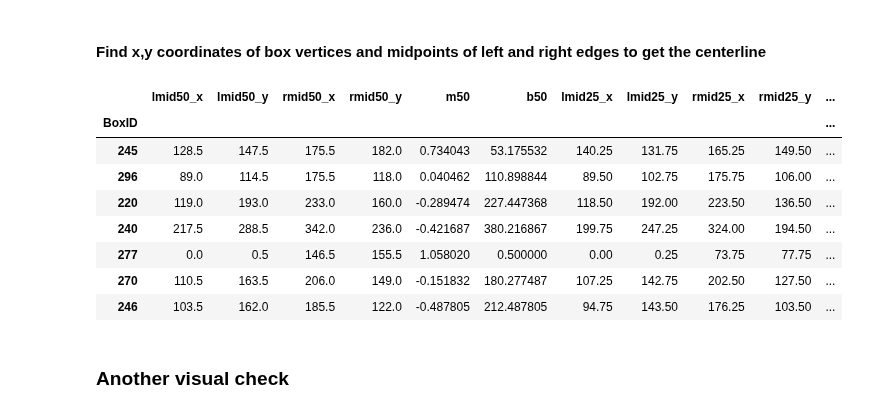
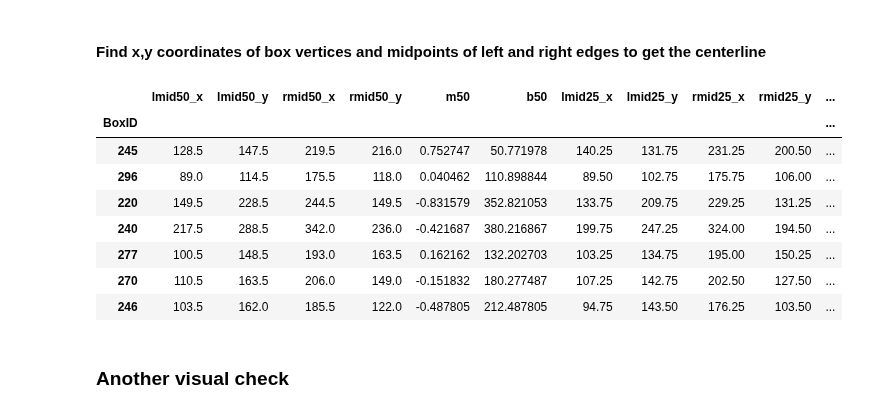
Before and after one commit to jukesliu/automated-glacier-terminus, a Jupyter notebook: 3_AnalyzeResults.ipynb, the cells around one changed output. Cells and saved outputs as stored; diff of their text form; code cells hidden in the pictures.

```diff
--- a/3_AnalyzeResults.ipynb
+++ b/3_AnalyzeResults.ipynb
@@ -30,3 +34,10 @@ print(BoxIDs)
 # 1) Grab the vertices of the glacier terminus boxes in pixel coordinates
 
 The vertices of the glacier terminus box will be used to calculate a midpoint of the left edge of the terminus box, which will be our reference point for calculating terminus position.
+# %%
+# convert rasterized, rotated boxes to shapefiles:
+for BoxID in BoxIDs:
+#     if BoxID == '270':
+        boxpath = "/media/jukes/jukes1/LS8aws/Box"+BoxID+"/rotated_c1/R_Box"+BoxID+"_raster_cut"
+        polygonize='gdal_polygonize.py '+boxpath+'.pgm -f "ESRI Shapefile" '+boxpath+'.shp'
+        subprocess.call(polygonize, shell=True)
@@ -33,6 +108,6 @@ The vertices of the glacier terminus box will be used to calculate a midpoint of
 # %%
 #create dictionary to store each terminus box ndarray by BoxID
-termboxes = {}
+termboxes2 = {}
 
 #read in the terminus box rasters
 for BoxID in BoxIDs:
@@ -42,6 +117,6 @@ for BoxID in BoxIDs:
     #read the raster into an ndarray
     termbox = mpimg.imread(boxpath)
     #add the ndarray into a dictionary with the BoxID as the key
-    termboxes.update( {BoxID: termbox} )
+    termboxes2.update( {BoxID: termbox} )
 # %%
 #visualize each terminus box rasters by BoxID
@@ -68,7 +143,7 @@ slope_50 = []; intercept_50 = []; slope_25 = []; intercept_25 = []; slope_75 = [
 
 #for all the box rasters
 for BoxID in BoxIDs:
-    BOI = termboxes[BoxID] #Read in the raster of the BoxID of interest
+    BOI = termboxes2[BoxID] #Read in the raster of the BoxID of interest
     if len(BOI.shape) > 2:
         yindices, xindices, third= np.where(BOI > 0) #keep the pixels of where the box exists
     else:
@@ -80,11 +155,39 @@ for BoxID in BoxIDs:
         bottomleft = [166.0, 426.0]
         topright = [386.0, 169.0]
         bottomright = [435.0, 239.0]
+    elif BoxID == '245':
+        topright = [np.max(xindices), yindices[np.where(xindices == np.max(xindices))[0][0]]]
+        xy = xindices*yindices
+        min_xy_i = np.where(xy == np.nanmin(xy))[0][0]  #Find the x and y pair corresponding to that lowest xy
+        topleft = [xindices[min_xy_i], yindices[min_xy_i]]
+
+        max_xy = np.nanmax(xy)
+        max_xy_i = np.where(xy == max_xy)[0][0]
+        bottomright = [xindices[max_xy_i], yindices[max_xy_i]]
+
+        y_x = yindices/xindices
+        max_y_x = np.nanmax(y_x) #Find the highest y/x value
+        max_y_x_i = np.where(y_x == max_y_x)[0][0]
+        bottomleft = [xindices[max_y_x_i], yindices[max_y_x_i]]
+    elif BoxID == '220':
+        xy = xindices*yindices
+        min_xy_i = np.where(xy == np.nanmin(xy))[0][0]  #Find the x and y pair corresponding to that lowest xy
+        topleft = [xindices[min_xy_i], yindices[min_xy_i]]
+        bottomleft = [xindices[np.where(yindices == np.max(yindices))[0][0]], np.max(yindices)]
+        bottomright = [np.max(xindices), yindices[np.where(xindices == np.max(xindices))[0][0]]]
+        x_y = xindices/yindices
+        max_x_y = np.nanmax(x_y)  # find highest x/y value
+        max_x_y_i = np.where(x_y == max_x_y)[0][0]  #Find the x, y pair correpsonding to the maximum x/y using the index
+        topright = [xindices[max_x_y_i], yindices[max_x_y_i]]
+    elif BoxID == '277':
+        topleft = [106.0, 121.0]
+        topright = [197.0, 137.0]
+        bottomleft = [95.0, 176.0]
+        bottomright = [189.0, 190.0]
     else:
         #1A) FIND THE TOP LEFT COORDINATES (min x and min y)
         xy = xindices*yindices
         min_xy_i = np.where(xy == np.nanmin(xy))[0][0]  #Find the x and y pair corresponding to that lowest xy
-
         topleft = [xindices[min_xy_i], yindices[min_xy_i]]
 
         #2B) FIND THE BOTTOM RIGHT COORDINATES (highest x*y)
@@ -129,38 +232,38 @@ for BoxID in BoxIDs:
     m025 = (mid_r025_y-mid_l025_y)/(mid_r025_x-mid_l025_x); b025 = mid_l025_y - (m*mid_l025_x)
     #3/4
     m075 = (mid_r075_y-mid_l075_y)/(mid_r075_x-mid_l075_x); b075 = mid_l075_y - (m*mid_l075_x)
 
     #append BoxIDs, slopes, intercepts, midpoints, and centerlines to lists
     boxes.append(BoxID);
     midpoints_x.append(midpoint_x); midpoints_y.append(midpoint_y)
     midpoints_r_x.append(midpoint_r_x); midpoints_r_y.append(midpoint_r_y)
     mids_l025_x.append(mid_l025_x); mids_l025_y.append(mid_l025_y);
     mids_r025_x.append(mid_r025_x); mids_r025_y.append(mid_r025_y)
     mids_l075_x.append(mid_l075_x) ;mids_l075_y.append(mid_l075_y) ;
     mids_r075_x.append(mid_r075_x) ;mids_r075_y.append(mid_r075_y)
     slope_50.append(m); intercept_50.append(b);
     slope_25.append(m025); intercept_25.append(b025)
     slope_75.append(m075); intercept_75.append(b075)
 
 #create a dataframe
 total_df = pd.DataFrame(list(zip(boxes, midpoints_x, midpoints_y, midpoints_r_x, midpoints_r_y, slope_50,
                                  intercept_50, mids_l025_x, mids_l025_y, mids_r025_x, mids_r025_y, slope_25,
                                  intercept_25, mids_l075_x, mids_l075_y, mids_r075_x, mids_r075_y, slope_75,
                                 intercept_75)),
                         columns=['BoxID', 'lmid50_x', 'lmid50_y', 'rmid50_x','rmid50_y', 'm50', 'b50',
                                  'lmid25_x', 'lmid25_y','rmid25_x','rmid25_y', 'm25', 'b25',
                                  'lmid75_x', 'lmid75_y', 'rmid75_x','rmid75_y', 'm75', 'b75'])
 
 total_df = total_df.drop_duplicates().set_index('BoxID')
 total_df
 # %% [output]
 |  | lmid50_x | lmid50_y | rmid50_x | rmid50_y | m50 | b50 | lmid25_x | lmid25_y | rmid25_x | rmid25_y | ... |
 | BoxID |  |  |  |  |  |  |  |  |  |  | ... |
-| 245 | 128.5 | 147.5 | 175.5 | 182.0 | 0.734043 | 53.175532 | 140.25 | 131.75 | 165.25 | 149.50 | ... |
+| 245 | 128.5 | 147.5 | 219.5 | 216.0 | 0.752747 | 50.771978 | 140.25 | 131.75 | 231.25 | 200.50 | ... |
 | 296 | 89.0 | 114.5 | 175.5 | 118.0 | 0.040462 | 110.898844 | 89.50 | 102.75 | 175.75 | 106.00 | ... |
-| 220 | 119.0 | 193.0 | 233.0 | 160.0 | -0.289474 | 227.447368 | 118.50 | 192.00 | 223.50 | 136.50 | ... |
+| 220 | 149.5 | 228.5 | 244.5 | 149.5 | -0.831579 | 352.821053 | 133.75 | 209.75 | 229.25 | 131.25 | ... |
 | 240 | 217.5 | 288.5 | 342.0 | 236.0 | -0.421687 | 380.216867 | 199.75 | 247.25 | 324.00 | 194.50 | ... |
-| 277 | 0.0 | 0.5 | 146.5 | 155.5 | 1.058020 | 0.500000 | 0.00 | 0.25 | 73.75 | 77.75 | ... |
+| 277 | 100.5 | 148.5 | 193.0 | 163.5 | 0.162162 | 132.202703 | 103.25 | 134.75 | 195.00 | 150.25 | ... |
 | 270 | 110.5 | 163.5 | 206.0 | 149.0 | -0.151832 | 180.277487 | 107.25 | 142.75 | 202.50 | 127.50 | ... |
 | 246 | 103.5 | 162.0 | 185.5 | 122.0 | -0.487805 | 212.487805 | 94.75 | 143.50 | 176.25 | 103.50 | ... |
 # %% [markdown]
```
Also changed, not shown: parts of 9 cells of this notebook, 6 other files.
